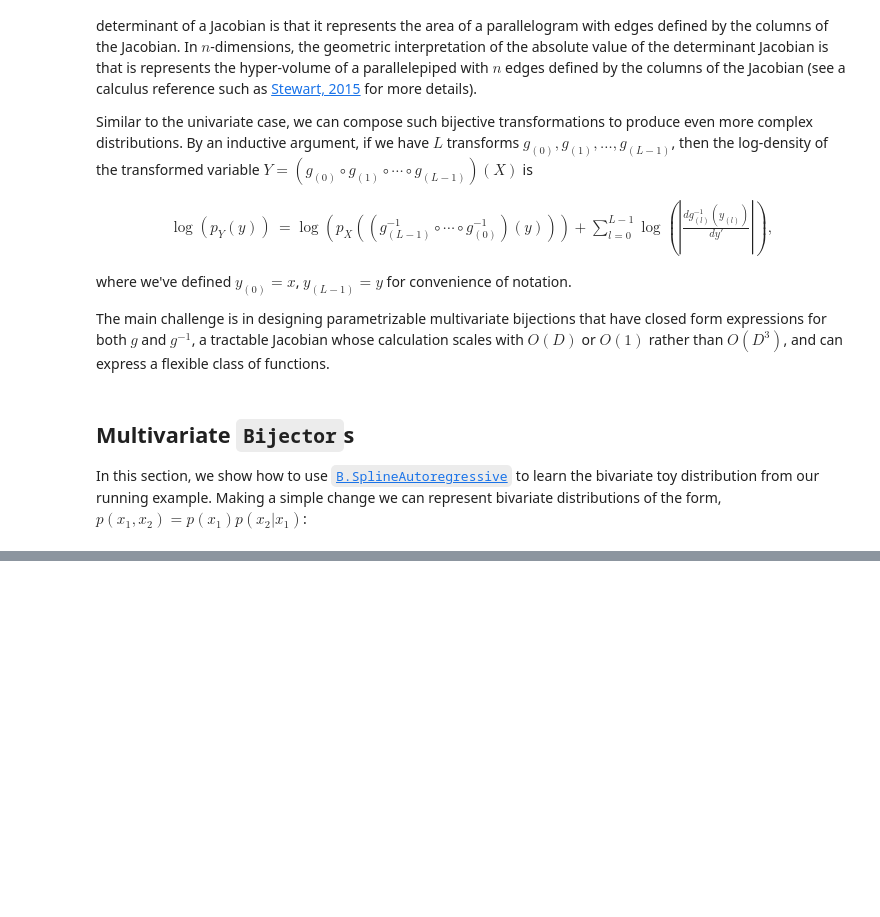
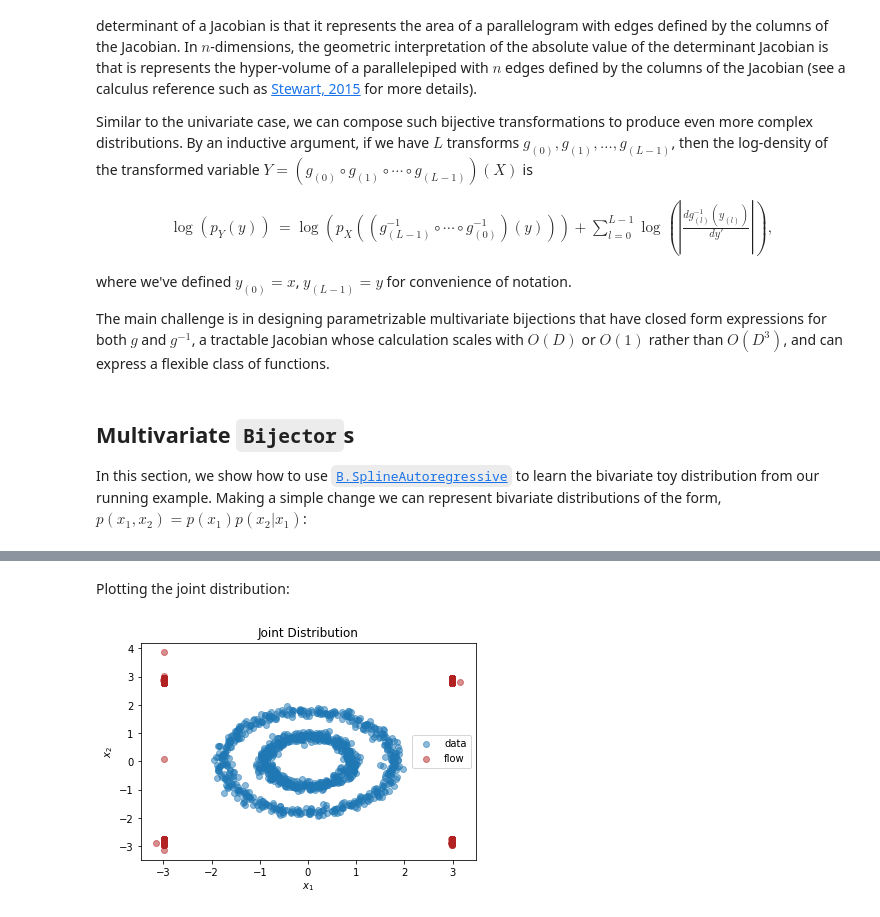
Before and after one commit to facebookincubator/flowtorch, a Jupyter notebook: tutorials/multivariate_bijections.ipynb, the cells around one changed output, grey strips where cells are left out. Drawn from its saved outputs; the diff is of its cells as text; code cells hidden in the pictures; blank space fills up the shorter version.

Commit message:
Finished `multivariate_bijections.ipynb` tutorial, confirmed bug in `bijectors.Spline`

```diff
--- a/tutorials/multivariate_bijections.ipynb
+++ b/tutorials/multivariate_bijections.ipynb
@@ -39,11 +39,19 @@ The main challenge is in designing parametrizable multivariate bijections that h
 ## Multivariate `Bijector`s
 In this section, we show how to use [`B.SplineAutoregressive`](https://flowtorch.ai/api/flowtorch.bijectors.splineautoregressive) to learn the bivariate toy distribution from our running example. Making a simple change we can represent bivariate distributions of the form, $p(x_1,x_2)=p(x_1)p(x_2|x_1)$:
 # %%
+import flowtorch.bijectors as B
+import flowtorch.distributions as D
+import numpy as np
+import matplotlib.pyplot as plt
+import seaborn as sns
+import torch
 
+from sklearn import datasets
+from sklearn.preprocessing import StandardScaler
 
 dist_x = torch.distributions.Independent(
   torch.distributions.Normal(torch.zeros(2), torch.ones(2)),
   1
 )
-bijector = bij.SplineAutoregressive()
-dist_y = dist.Flow(dist_x, bijector)
+bijector = B.SplineAutoregressive()
+dist_y = D.Flow(dist_x, bijector)
@@ -49,0 +62,14 @@ dist_y = dist.Flow(dist_x, bijector)
+# %%
+n_samples = 1000
+X, y = datasets.make_circles(n_samples=n_samples, factor=0.5, noise=0.05)
+X = torch.Tensor(StandardScaler().fit_transform(X))
+
+optimizer = torch.optim.Adam(dist_y.parameters(), lr=5e-3)
+for step in range(5001):
+    optimizer.zero_grad()
+    loss = -dist_y.log_prob(X).mean()
+    loss.backward()
+    optimizer.step()
+
+    if step % 500 == 0:
+        print('step: {}, loss: {}'.format(step, loss.item()))
@@ -49,0 +80,13 @@ dist_y = dist.Flow(dist_x, bijector)
+# %% [markdown]
+Plotting the joint distribution:
+# %%
+X_flow = dist_y.sample(torch.Size([1000,])).detach().numpy()
+plt.title(r'Joint Distribution')
+plt.xlabel(r'$x_1$')
+plt.ylabel(r'$x_2$')
+plt.scatter(X[:,0], X[:,1], label='data', alpha=0.5)
+plt.scatter(X_flow[:,0], X_flow[:,1], color='firebrick', label='flow', alpha=0.5)
+plt.legend()
+plt.show()
+# %% [output]
+[figure, added]
```
Also changed, not shown: parts of 5 cells of this notebook.
